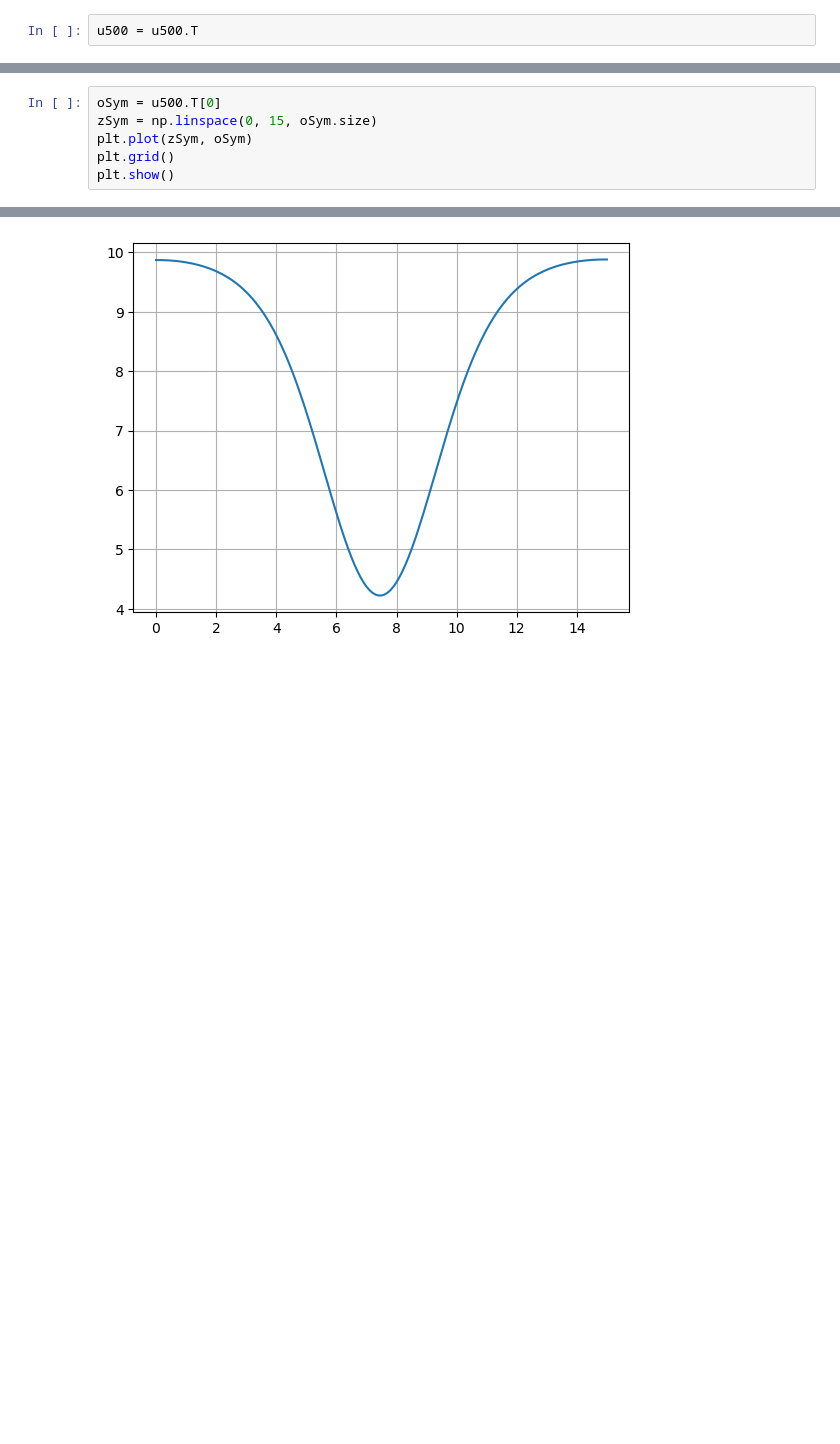
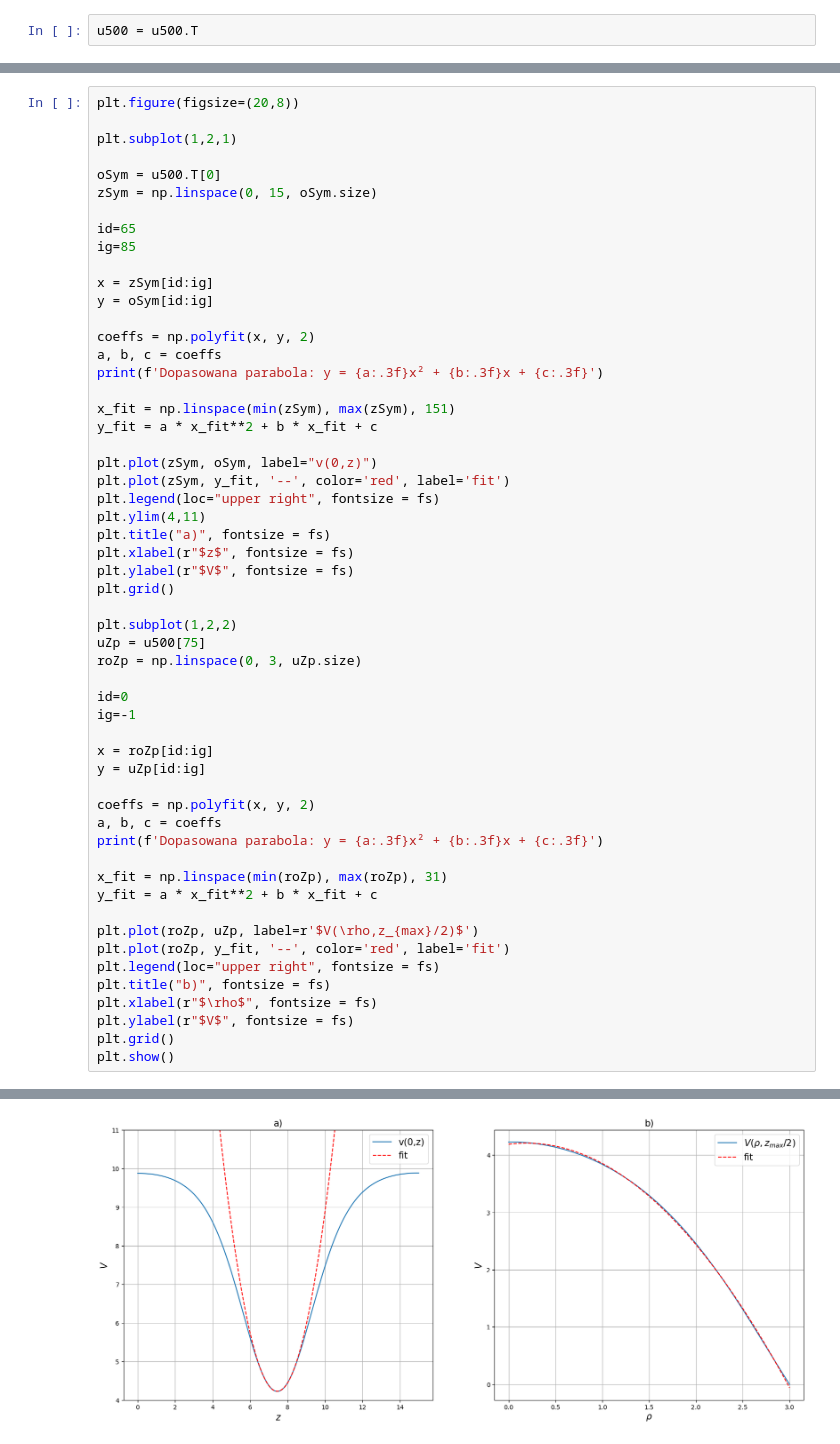
Before and after one commit to Michau-H/theoretical-physics, a Jupyter notebook: lab5_rownanie_Poissona/wyniki/czytanie1.ipynb, the cells around one changed output, grey strips where cells are left out. Saved outputs shown, nothing was run; the diff lists cells and outputs as text; blank space fills up the shorter version.

```diff
--- a/lab5_rownanie_Poissona/wyniki/czytanie1.ipynb
+++ b/lab5_rownanie_Poissona/wyniki/czytanie1.ipynb
@@ -89,7 +89,56 @@ plt.show()
 # %%
+plt.figure(figsize=(20,8))
+
+plt.subplot(1,2,1)
+
 oSym = u500.T[0]
 zSym = np.linspace(0, 15, oSym.size)
-plt.plot(zSym, oSym)
+
+id=65
+ig=85
+
+x = zSym[id:ig]
+y = oSym[id:ig]
+
+coeffs = np.polyfit(x, y, 2)
+a, b, c = coeffs
+print(f'Dopasowana parabola: y = {a:.3f}x² + {b:.3f}x + {c:.3f}')
+
+x_fit = np.linspace(min(zSym), max(zSym), 151)
+y_fit = a * x_fit**2 + b * x_fit + c
+
+plt.plot(zSym, oSym, label="v(0,z)")
+plt.plot(zSym, y_fit, '--', color='red', label='fit')
+plt.legend(loc="upper right", fontsize = fs)
+plt.ylim(4,11)
+plt.title("a)", fontsize = fs)
+plt.xlabel(r"$z$", fontsize = fs)
+plt.ylabel(r"$V$", fontsize = fs)
+plt.grid()
+
+plt.subplot(1,2,2)
+uZp = u500[75]
+roZp = np.linspace(0, 3, uZp.size)
+
+id=0
+ig=-1
+
+x = roZp[id:ig]
+y = uZp[id:ig]
+
+coeffs = np.polyfit(x, y, 2)
+a, b, c = coeffs
+print(f'Dopasowana parabola: y = {a:.3f}x² + {b:.3f}x + {c:.3f}')
+
+x_fit = np.linspace(min(roZp), max(roZp), 31)
+y_fit = a * x_fit**2 + b * x_fit + c
+
+plt.plot(roZp, uZp, label=r'$V(\rho,z_{max}/2)$')
+plt.plot(roZp, y_fit, '--', color='red', label='fit')
+plt.legend(loc="upper right", fontsize = fs)
+plt.title("b)", fontsize = fs)
+plt.xlabel(r"$\rho$", fontsize = fs)
+plt.ylabel(r"$V$", fontsize = fs)
 plt.grid()
 plt.show()
 # %% [output]
@@ -96,4 +147,4 @@ plt.show()
-[figure, old version]
+[figure, new version]
 # %%
 uZp = u500[75]
 roZp = np.linspace(0, 3, uZp.size)
```
Also changed, not shown: parts of 5 cells of this notebook, 21 other files.
